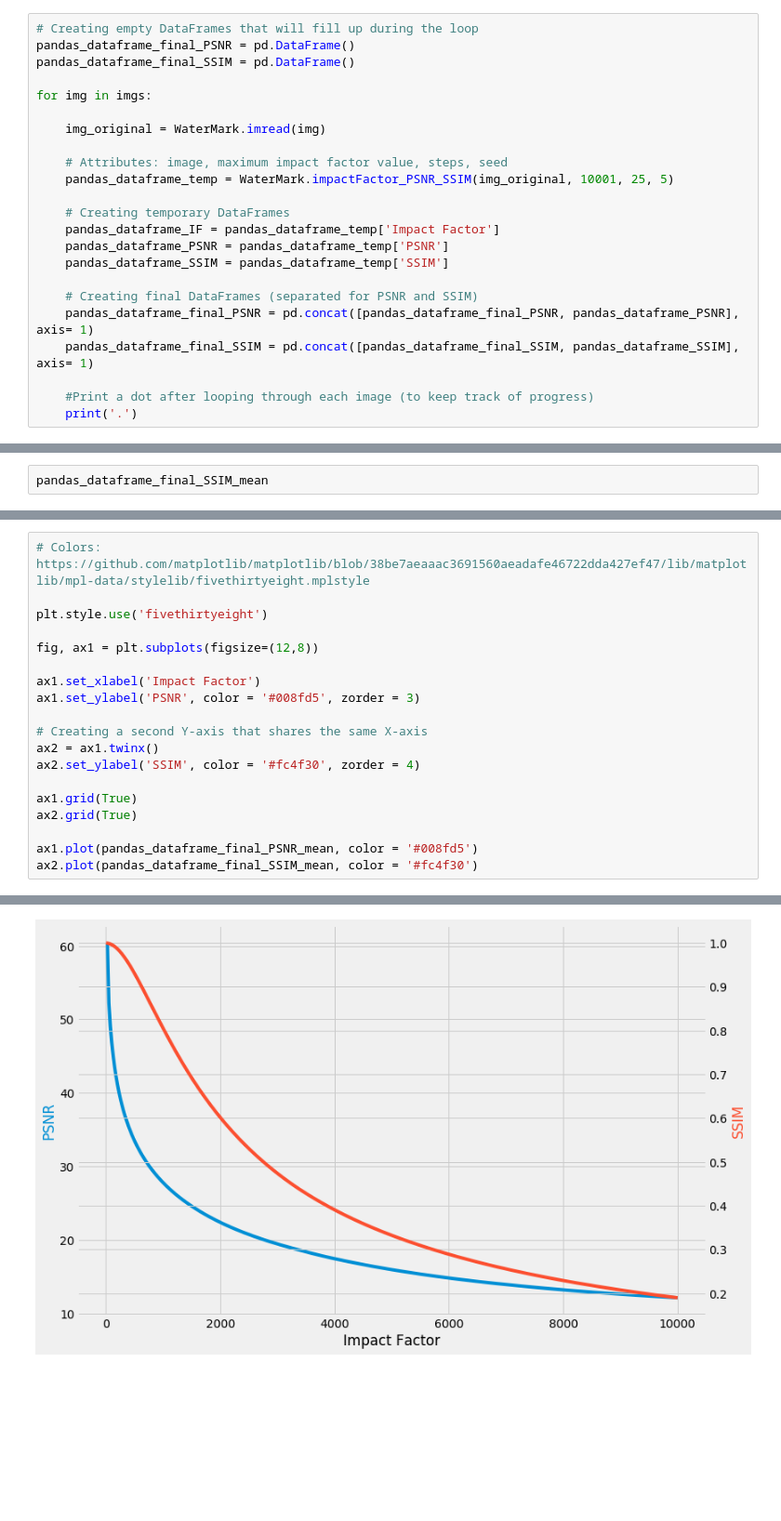
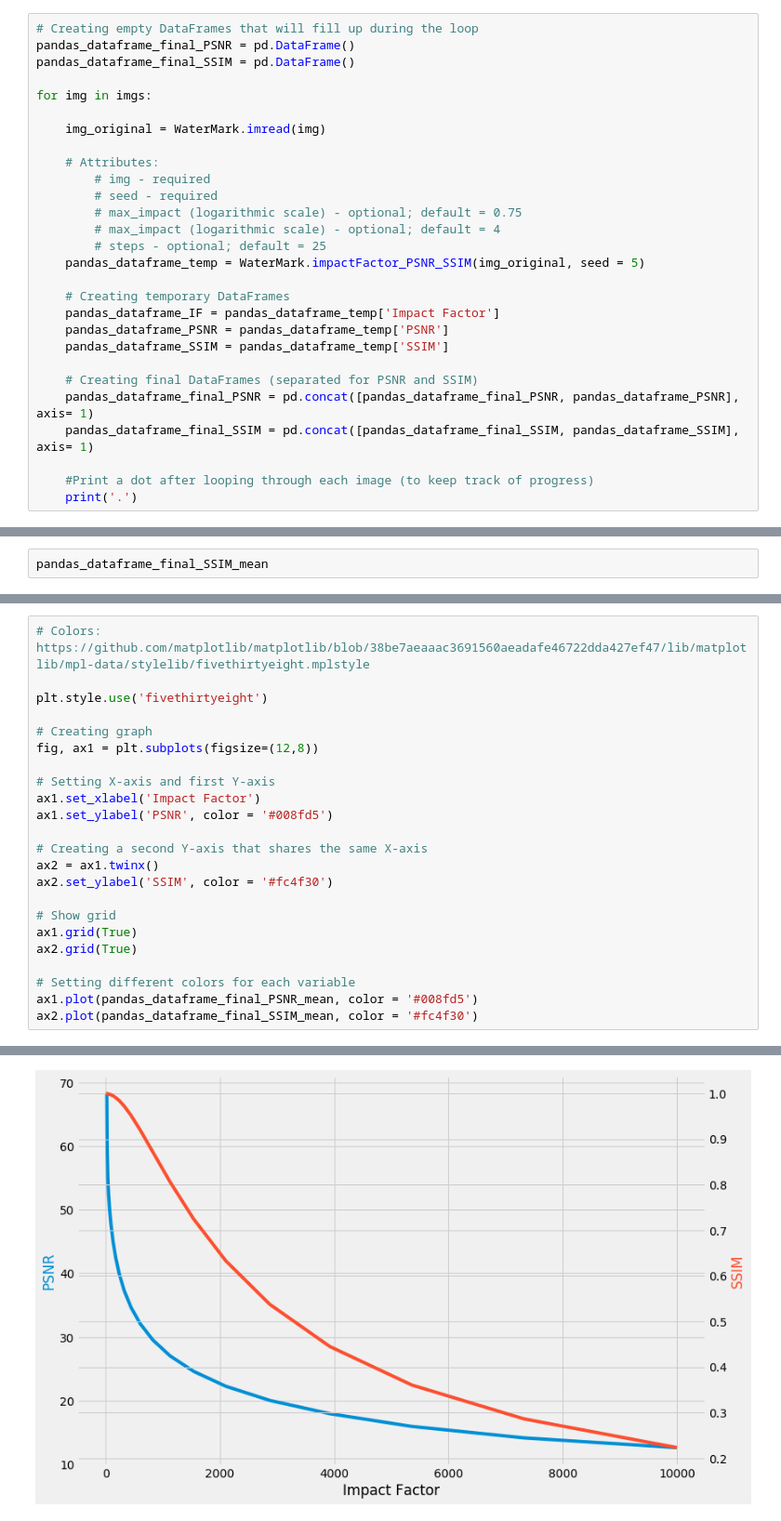
Before and after one commit to Call1st0/dft-based-watermarking-method-with-GCR-masking, a Jupyter notebook: impact_factor_psnr_image_batch.ipynb, the cells around one changed output, grey strips where cells are left out. Shown: that part at 93% size. Cells and saved outputs as stored; diff of their text form; blank space fills up the shorter version.

```diff
--- a/impact_factor_psnr_image_batch.ipynb
+++ b/impact_factor_psnr_image_batch.ipynb
@@ -27,8 +29,13 @@ for img in imgs:
 
     img_original = WaterMark.imread(img)
 
-    # Attributes: image, maximum impact factor value, steps, seed
-    pandas_dataframe_temp = WaterMark.impactFactor_PSNR_SSIM(img_original, 10001, 25, 5)
+    # Attributes:
+        # img - required
+        # seed - required
+        # max_impact (logarithmic scale) - optional; default = 0.75
+        # max_impact (logarithmic scale) - optional; default = 4
+        # steps - optional; default = 25
+    pandas_dataframe_temp = WaterMark.impactFactor_PSNR_SSIM(img_original, seed = 5)
 
     # Creating temporary DataFrames
     pandas_dataframe_IF = pandas_dataframe_temp['Impact Factor']
@@ -123,22 +172,26 @@ Text(0, 1.06, 'There is a clear correlation between the Impact Factor and\nSSIM
 # %%
 # Colors: https://github.com/matplotlib/matplotlib/blob/38be7aeaaac3691560aeadafe46722dda427ef47/lib/matplotlib/mpl-data/stylelib/fivethirtyeight.mplstyle
 
 plt.style.use('fivethirtyeight')
 
+# Creating graph
 fig, ax1 = plt.subplots(figsize=(12,8))
 
+# Setting X-axis and first Y-axis
 ax1.set_xlabel('Impact Factor')
-ax1.set_ylabel('PSNR', color = '#008fd5', zorder = 3)
+ax1.set_ylabel('PSNR', color = '#008fd5')
 
 # Creating a second Y-axis that shares the same X-axis
 ax2 = ax1.twinx()
-ax2.set_ylabel('SSIM', color = '#fc4f30', zorder = 4)
+ax2.set_ylabel('SSIM', color = '#fc4f30')
 
+# Show grid
 ax1.grid(True)
 ax2.grid(True)
 
+# Setting different colors for each variable
 ax1.plot(pandas_dataframe_final_PSNR_mean, color = '#008fd5')
 ax2.plot(pandas_dataframe_final_SSIM_mean, color = '#fc4f30')
 # %% [output]
 [<matplotlib.lines.Line2D at 0x...>]
-[figure, old version]
+[figure, new version]
```
Also changed, not shown: parts of 9 cells of this notebook, 2 other files.
